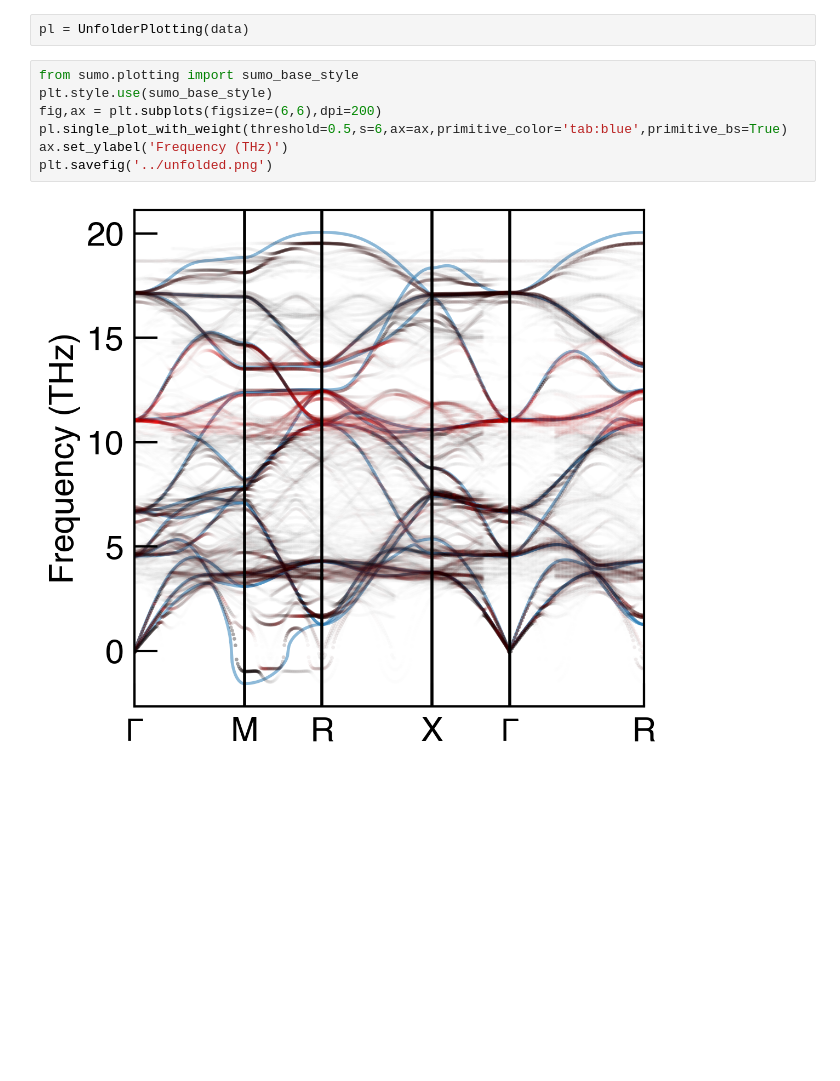
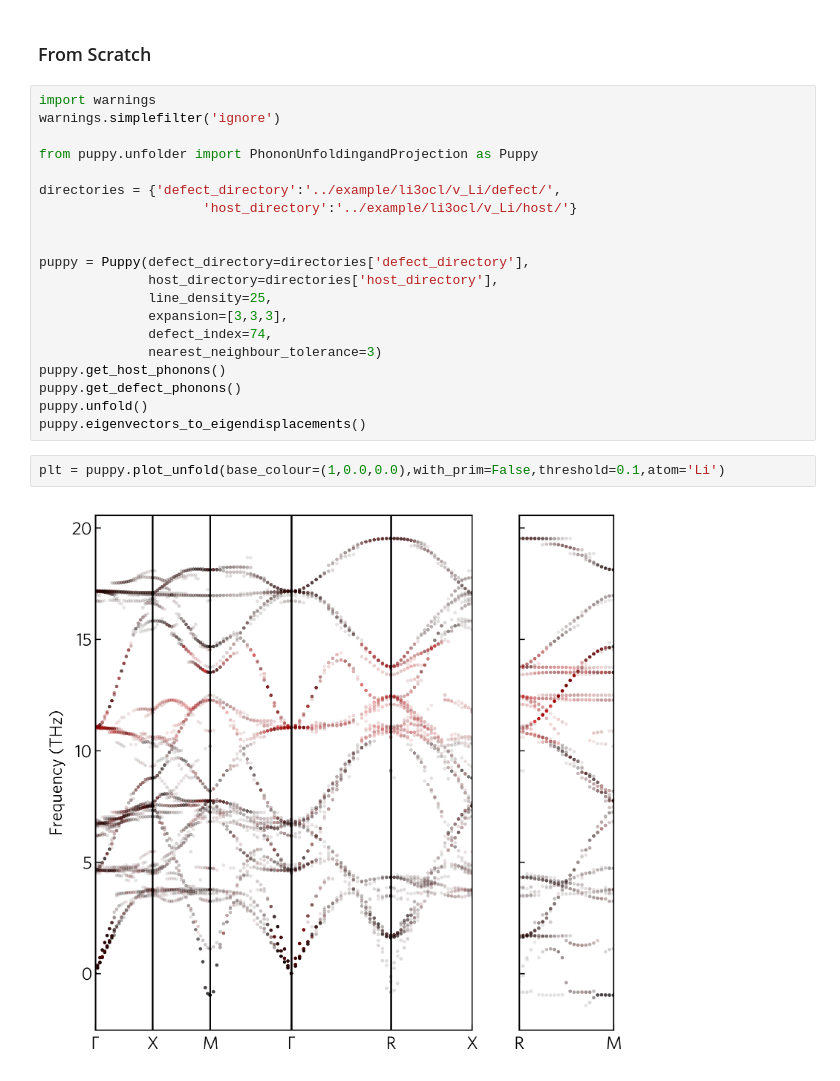
Before and after one commit to badw/puppy, a Jupyter notebook: notebooks/example.ipynb, the cells around one changed output. Saved outputs shown, nothing was run; the diff lists cells and outputs as text; blank space fills up the shorter version.

Commit message:
updated unfolder.py and plotting - now more automatic, also created new figure

```diff
--- a/notebooks/example.ipynb
+++ b/notebooks/example.ipynb
@@ -109,11 +1,26 @@ old:
-# %%
-pl = UnfolderPlotting(data)
-# %%
-from sumo.plotting import sumo_base_style
-plt.style.use(sumo_base_style)
-fig,ax = plt.subplots(figsize=(6,6),dpi=200)
-pl.single_plot_with_weight(threshold=0.5,s=6,ax=ax,primitive_color='tab:blue',primitive_bs=True)
-ax.set_ylabel('Frequency (THz)')
-plt.savefig('../unfolded.png')
-# %% [output]
-[figure, removed]
+# %% [markdown]
+### From Scratch
+# %%
+import warnings
+warnings.simplefilter('ignore')
+
+from puppy.unfolder import PhononUnfoldingandProjection as Puppy
+
+directories = {'defect_directory':'../example/li3ocl/v_Li/defect/',
+                     'host_directory':'../example/li3ocl/v_Li/host/'}
+
+
+puppy = Puppy(defect_directory=directories['defect_directory'],
+              host_directory=directories['host_directory'],
+              line_density=25,
+              expansion=[3,3,3],
+              defect_index=74,
+              nearest_neighbour_tolerance=3)
+puppy.get_host_phonons()
+puppy.get_defect_phonons()
+puppy.unfold()
+puppy.eigenvectors_to_eigendisplacements()
+# %%
+plt = puppy.plot_unfold(base_colour=(1,0.0,0.0),with_prim=False,threshold=0.1,atom='Li')
+# %% [output]
+[figure, added]
```
Also changed, not shown: parts of 8 cells of this notebook, 9 other files.
